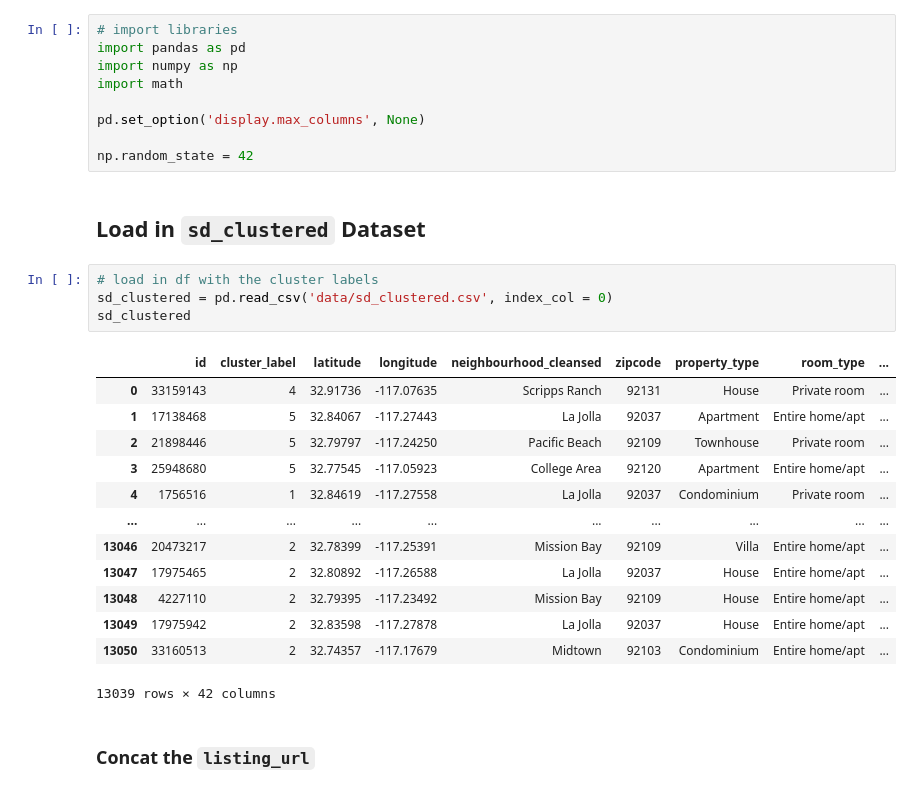
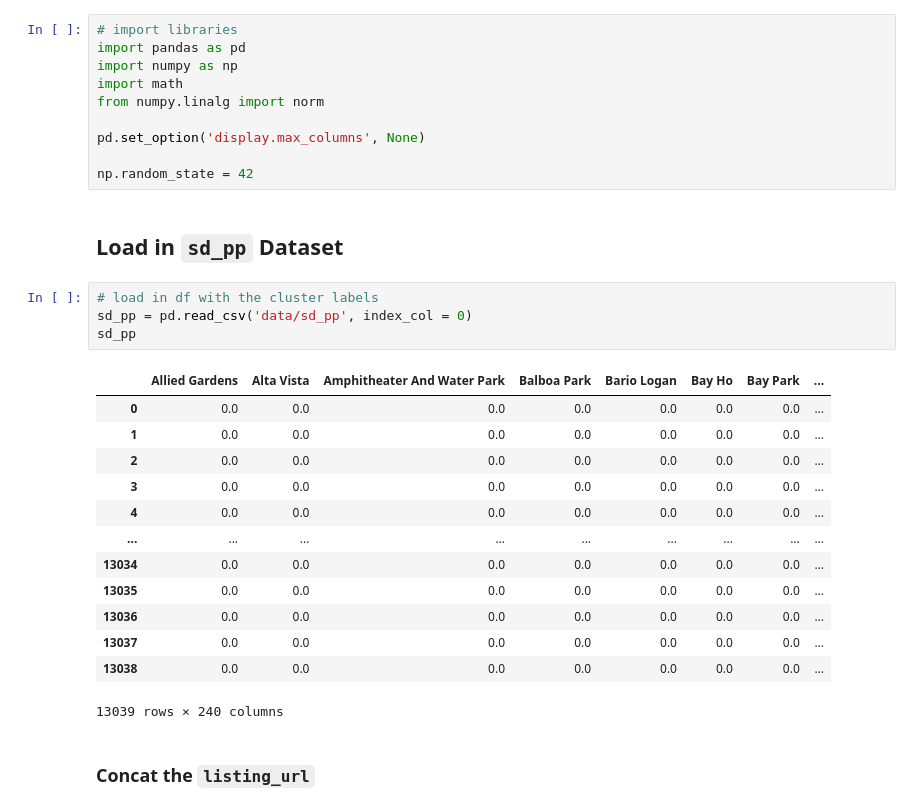
Before and after one commit to eric8395/airbnb_recommendations, a Jupyter notebook: Recommendations.ipynb, the cells around one changed output. Cells and saved outputs as stored; diff of their text form.

```diff
--- a/Recommendations.ipynb
+++ b/Recommendations.ipynb
@@ -3,30 +3,31 @@
 import pandas as pd
 import numpy as np
 import math
+from numpy.linalg import norm
 
 pd.set_option('display.max_columns', None)
 
 np.random_state = 42
 # %% [markdown]
-## Load in `sd_clustered` Dataset
+## Load in `sd_pp` Dataset
 # %%
 # load in df with the cluster labels
-sd_clustered = pd.read_csv('data/sd_clustered.csv', index_col = 0)
-sd_clustered
+sd_pp = pd.read_csv('data/sd_pp', index_col = 0)
+sd_pp
 # %% [output]
-|  | id | cluster_label | latitude | longitude | neighbourhood_cleansed | zipcode | property_type | room_type | ... |
-| 0 | 33159143 | 4 | 32.91736 | -117.07635 | Scripps Ranch | 92131 | House | Private room | ... |
-| 1 | 17138468 | 5 | 32.84067 | -117.27443 | La Jolla | 92037 | Apartment | Entire home/apt | ... |
-| 2 | 21898446 | 5 | 32.79797 | -117.24250 | Pacific Beach | 92109 | Townhouse | Private room | ... |
-| 3 | 25948680 | 5 | 32.77545 | -117.05923 | College Area | 92120 | Apartment | Entire home/apt | ... |
-| 4 | 1756516 | 1 | 32.84619 | -117.27558 | La Jolla | 92037 | Condominium | Private room | ... |
-| ... | ... | ... | ... | ... | ... | ... | ... | ... | ... |
-| 13046 | 20473217 | 2 | 32.78399 | -117.25391 | Mission Bay | 92109 | Villa | Entire home/apt | ... |
-| 13047 | 17975465 | 2 | 32.80892 | -117.26588 | La Jolla | 92037 | House | Entire home/apt | ... |
-| 13048 | 4227110 | 2 | 32.79395 | -117.23492 | Mission Bay | 92109 | House | Entire home/apt | ... |
-| 13049 | 17975942 | 2 | 32.83598 | -117.27878 | La Jolla | 92037 | House | Entire home/apt | ... |
-| 13050 | 33160513 | 2 | 32.74357 | -117.17679 | Midtown | 92103 | Condominium | Entire home/apt | ... |
+|  | Allied Gardens | Alta Vista | Amphitheater And Water Park | Balboa Park | Bario Logan | Bay Ho | Bay Park | ... |
+| 0 | 0.0 | 0.0 | 0.0 | 0.0 | 0.0 | 0.0 | 0.0 | ... |
+| 1 | 0.0 | 0.0 | 0.0 | 0.0 | 0.0 | 0.0 | 0.0 | ... |
+| 2 | 0.0 | 0.0 | 0.0 | 0.0 | 0.0 | 0.0 | 0.0 | ... |
+| 3 | 0.0 | 0.0 | 0.0 | 0.0 | 0.0 | 0.0 | 0.0 | ... |
+| 4 | 0.0 | 0.0 | 0.0 | 0.0 | 0.0 | 0.0 | 0.0 | ... |
+| ... | ... | ... | ... | ... | ... | ... | ... | ... |
+| 13034 | 0.0 | 0.0 | 0.0 | 0.0 | 0.0 | 0.0 | 0.0 | ... |
+| 13035 | 0.0 | 0.0 | 0.0 | 0.0 | 0.0 | 0.0 | 0.0 | ... |
+| 13036 | 0.0 | 0.0 | 0.0 | 0.0 | 0.0 | 0.0 | 0.0 | ... |
+| 13037 | 0.0 | 0.0 | 0.0 | 0.0 | 0.0 | 0.0 | 0.0 | ... |
+| 13038 | 0.0 | 0.0 | 0.0 | 0.0 | 0.0 | 0.0 | 0.0 | ... |
-13039 rows × 42 columns
+13039 rows × 240 columns
 # %% [markdown]
 ### Concat the `listing_url`
 # %%
```
Also changed, not shown: parts of 21 cells of this notebook, 1 other file.
